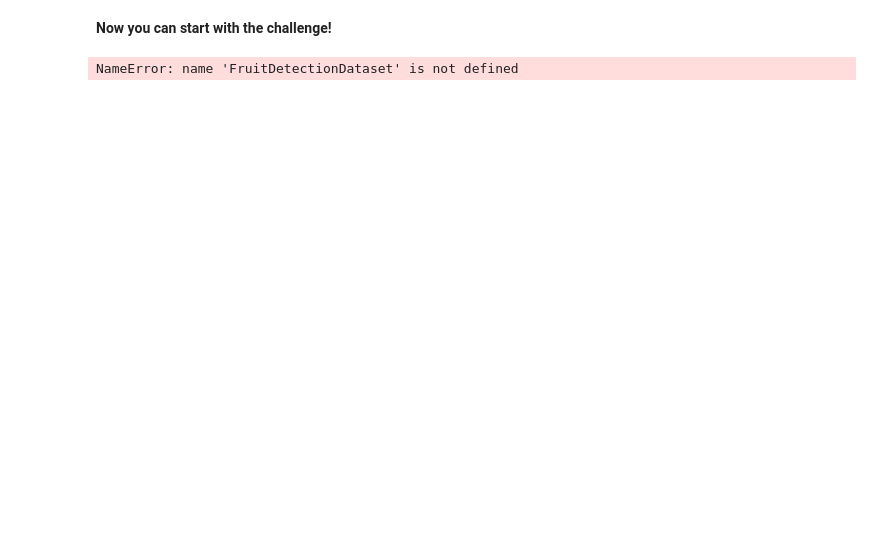
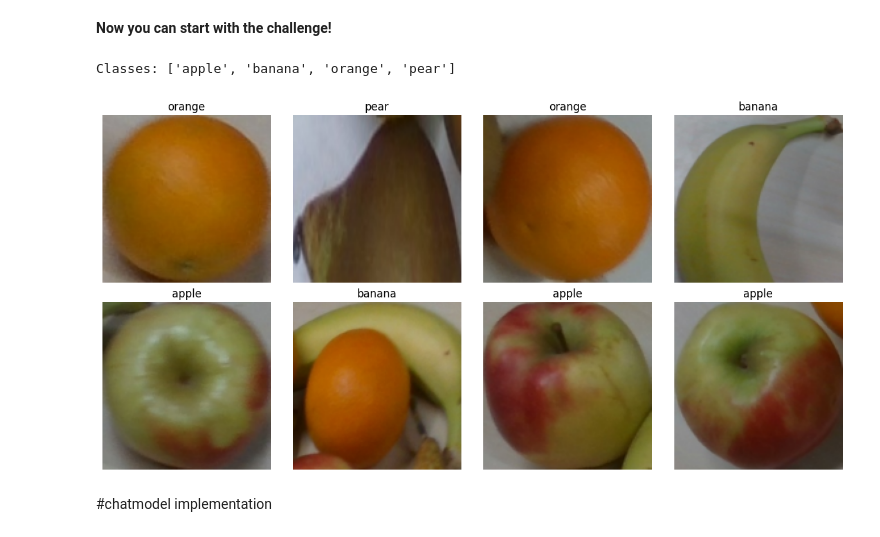
Before and after one commit to dkarakost/MBE_project, a Jupyter notebook: fruit_detectionD.ipynb, the cells around one changed output. Saved outputs shown, nothing was run; the diff lists cells and outputs as text; code cells hidden in the pictures; blank space fills up the shorter version.

Commit message:
completed the implementation of the model

```diff
--- a/fruit_detectionD.ipynb
+++ b/fruit_detectionD.ipynb
@@ -519,18 +511,41 @@ AR@100 per class: tensor([0.3200, 0.3529, 0.2333, 0.2600])
 Classes: tensor([1, 2, 3, 4], dtype=torch.int32)
 # %% [markdown]
 **Now you can start with the challenge!**
-# %%
-# Paths
-json_path = "fruit-detection-challenge/detection/annotations/train_one_class.json"
-image_folder = "fruit-detection-challenge/detection/train/"
-
-# Create dataset and dataloader
-dataset = FruitDetectionDataset(json_path, image_folder, img_size=(224, 224), transform=transform)
-dataloader = torch.utils.data.DataLoader(dataset, batch_size=8, shuffle=True, collate_fn=lambda x: x)
-
-# Check a sample batch
-sample_batch = next(iter(dataloader))
-print(f"Image batch shape: {sample_batch[0]['image'].shape}")
-print(f"Number of boxes in first image: {sample_batch[0]['boxes'].shape}")
-# %% [output]
-NameError: name 'FruitDetectionDataset' is not defined
+# %%
+from torchvision import datasets, transforms
+
+data_dir = "/content/fruit-detection-challenge/classification"
+
+transform = transforms.Compose([
+    transforms.Resize((128, 128)),
+    transforms.ToTensor()
+])
+
+train_dataset = datasets.ImageFolder(os.path.join(data_dir, 'train'), transform=transform)
+val_dataset = datasets.ImageFolder(os.path.join(data_dir, 'val'), transform=transform)
+
+train_loader = torch.utils.data.DataLoader(train_dataset, batch_size=32, shuffle=True)
+val_loader = torch.utils.data.DataLoader(val_dataset, batch_size=32, shuffle=False)
+# %%
+class_names = train_dataset.classes
+print("Classes:", class_names)
+# %% [output]
+Classes: ['apple', 'banana', 'orange', 'pear']
+# %%
+import matplotlib.pyplot as plt
+
+def imshow(img, title):
+    img = img.permute(1, 2, 0).numpy()
+    plt.imshow(img)
+    plt.title(title)
+    plt.axis('off')
+
+images, labels = next(iter(train_loader))
+plt.figure(figsize=(12, 6))
+for i in range(8):
+    plt.subplot(2, 4, i + 1)
+    imshow(images[i], class_names[labels[i]])
+plt.tight_layout()
+plt.show()
+# %% [output]
+[figure, added]
@@ -536,0 +563,2 @@ NameError: name 'FruitDetectionDataset' is not defined
+# %% [markdown]
+#chatmodel implementation
```
Also changed, not shown: parts of 20 cells of this notebook.
